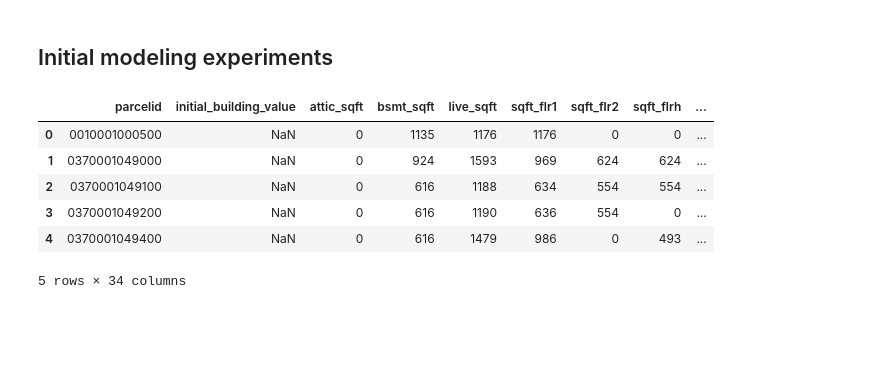
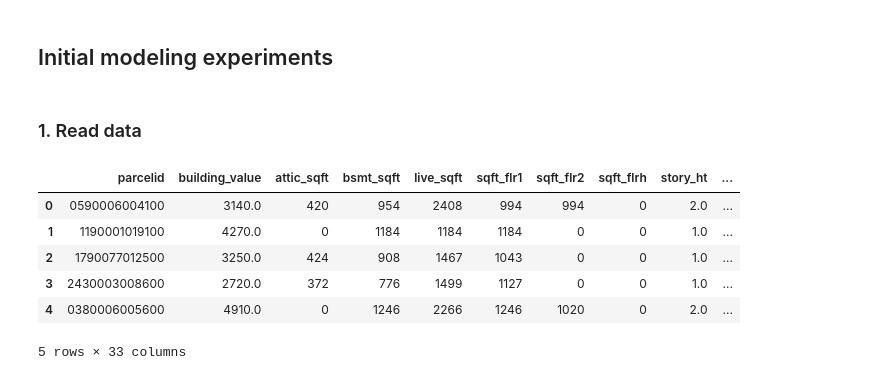
Before and after one commit to JunTaoLuo/ErukaExp, a Jupyter notebook: simple_modeling.ipynb, the cells around one changed output. Cells and saved outputs as stored; diff of their text form; code cells hidden in the pictures; blank space fills up the shorter version.

```diff
--- a/simple_modeling.ipynb
+++ b/simple_modeling.ipynb
@@ -24,16 +26,5 @@ engine = create_engine('postgresql://{user}:{password}@{host}:{port}/{dbname}'.f
   user=db_params['user'],
   password=db_params['pass']
 ))
-# %%
-# Read in data
-df = pd.read_sql('SELECT * FROM samples.labels', engine)
-df.drop(['insert_time'], axis=1, inplace=True) # drop unnecessary columns
-df.head()
-# %% [output]
-|  | parcelid | initial_building_value | attic_sqft | bsmt_sqft | live_sqft | sqft_flr1 | sqft_flr2 | sqft_flrh | ... |
-| 0 | 0010001000500 | NaN | 0 | 1135 | 1176 | 1176 | 0 | 0 | ... |
-| 1 | 0370001049000 | NaN | 0 | 924 | 1593 | 969 | 624 | 624 | ... |
-| 2 | 0370001049100 | NaN | 0 | 616 | 1188 | 634 | 554 | 554 | ... |
-| 3 | 0370001049200 | NaN | 0 | 616 | 1190 | 636 | 554 | 0 | ... |
-| 4 | 0370001049400 | NaN | 0 | 616 | 1479 | 986 | 0 | 493 | ... |
-5 rows × 34 columns
+# %% [markdown]
+### 1. Read data
@@ -40 +80,12 @@ df.head()
+# %%
+df = read_data(engine, keep='simple')
+df.head()
+# %% [output]
+|  | parcelid | building_value | attic_sqft | bsmt_sqft | live_sqft | sqft_flr1 | sqft_flr2 | sqft_flrh | story_ht | ... |
+| 0 | 0590006004100 | 3140.0 | 420 | 954 | 2408 | 994 | 994 | 0 | 2.0 | ... |
+| 1 | 1190001019100 | 4270.0 | 0 | 1184 | 1184 | 1184 | 0 | 0 | 1.0 | ... |
+| 2 | 1790077012500 | 3250.0 | 424 | 908 | 1467 | 1043 | 0 | 0 | 1.0 | ... |
+| 3 | 2430003008600 | 2720.0 | 372 | 776 | 1499 | 1127 | 0 | 0 | 1.0 | ... |
+| 4 | 0380006005600 | 4910.0 | 0 | 1246 | 2266 | 1246 | 1020 | 0 | 2.0 | ... |
+5 rows × 33 columns
 # %%
```
Also changed, not shown: parts of 20 cells of this notebook, 1 other file.
